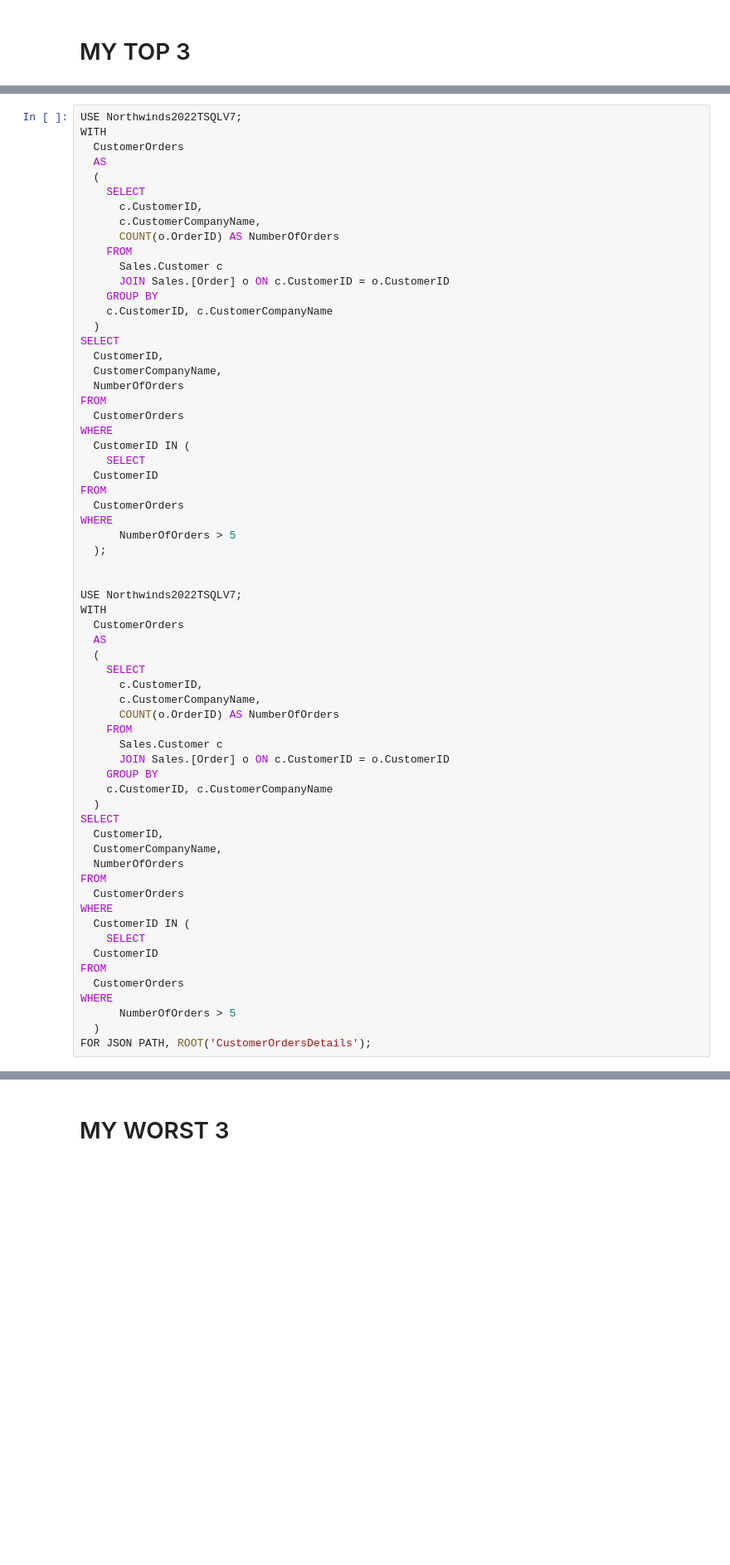
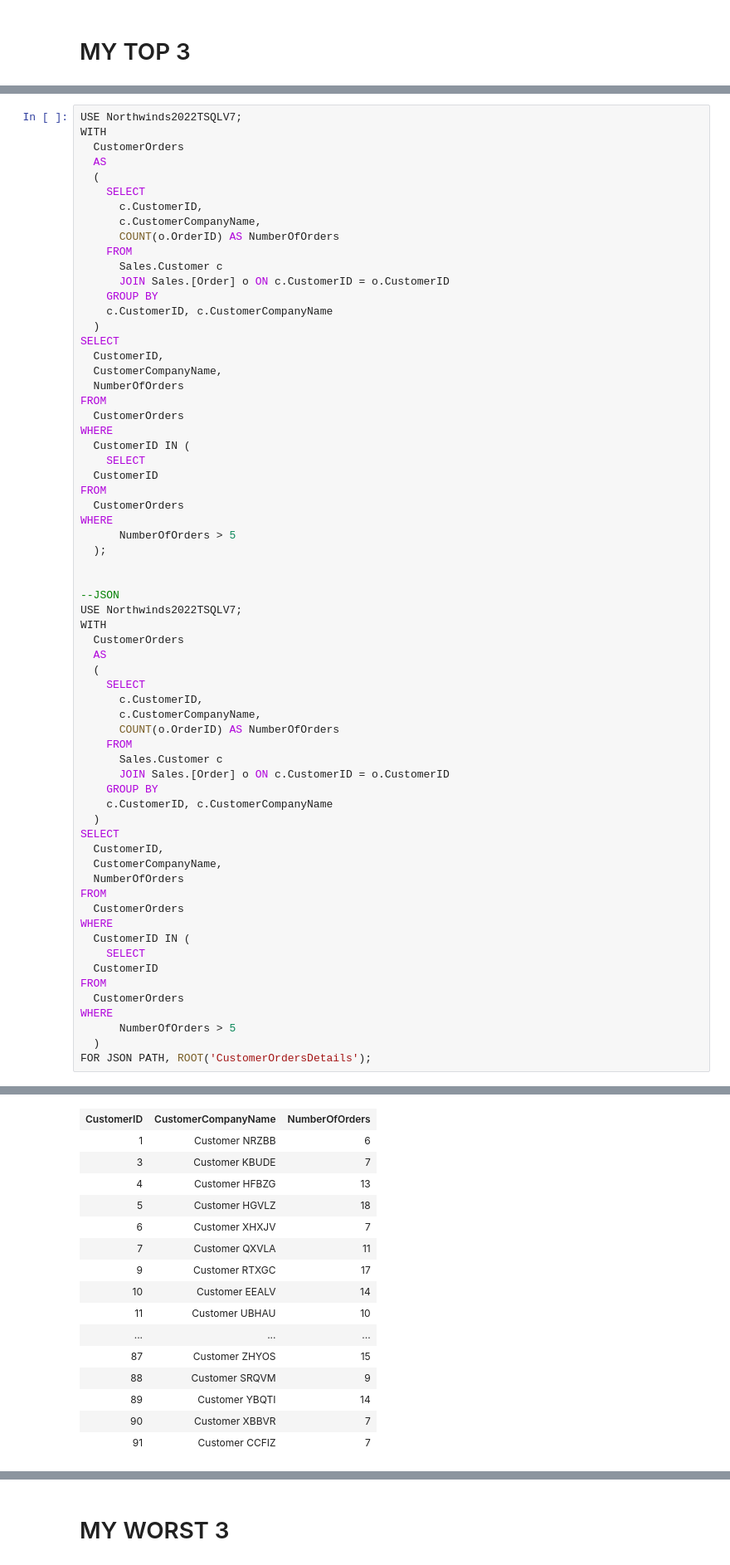
Before and after one commit to ileana-aguilar/SQL-Programming, a Jupyter notebook: Project1/Project1_IleanaAguilar.ipynb, the cells around one changed output, grey strips where cells are left out. Shown: that part at 83% size. Drawn from its saved outputs; the diff is of its cells as text; blank space fills up the shorter version.

```diff
--- a/Project1/Project1_IleanaAguilar.ipynb
+++ b/Project1/Project1_IleanaAguilar.ipynb
@@ -58,6 +60,7 @@ WHERE
   );
 
 
+--JSON
 USE Northwinds2022TSQLV7;
 WITH
   CustomerOrders
@@ -89,3 +92,4 @@ WHERE
       NumberOfOrders > 5
   )
 FOR JSON PATH, ROOT('CustomerOrdersDetails');
+# %% [output]
@@ -91,0 +99,16 @@ FOR JSON PATH, ROOT('CustomerOrdersDetails');
+| CustomerID | CustomerCompanyName | NumberOfOrders |
+| 1 | Customer NRZBB | 6 |
+| 3 | Customer KBUDE | 7 |
+| 4 | Customer HFBZG | 13 |
+| 5 | Customer HGVLZ | 18 |
+| 6 | Customer XHXJV | 7 |
+| 7 | Customer QXVLA | 11 |
+| 9 | Customer RTXGC | 17 |
+| 10 | Customer EEALV | 14 |
+| 11 | Customer UBHAU | 10 |
+| ... | ... | ... |
+| 87 | Customer ZHYOS | 15 |
+| 88 | Customer SRQVM | 9 |
+| 89 | Customer YBQTI | 14 |
+| 90 | Customer XBBVR | 7 |
+| 91 | Customer CCFIZ | 7 |
```
Also changed, not shown: parts of 42 cells of this notebook.
